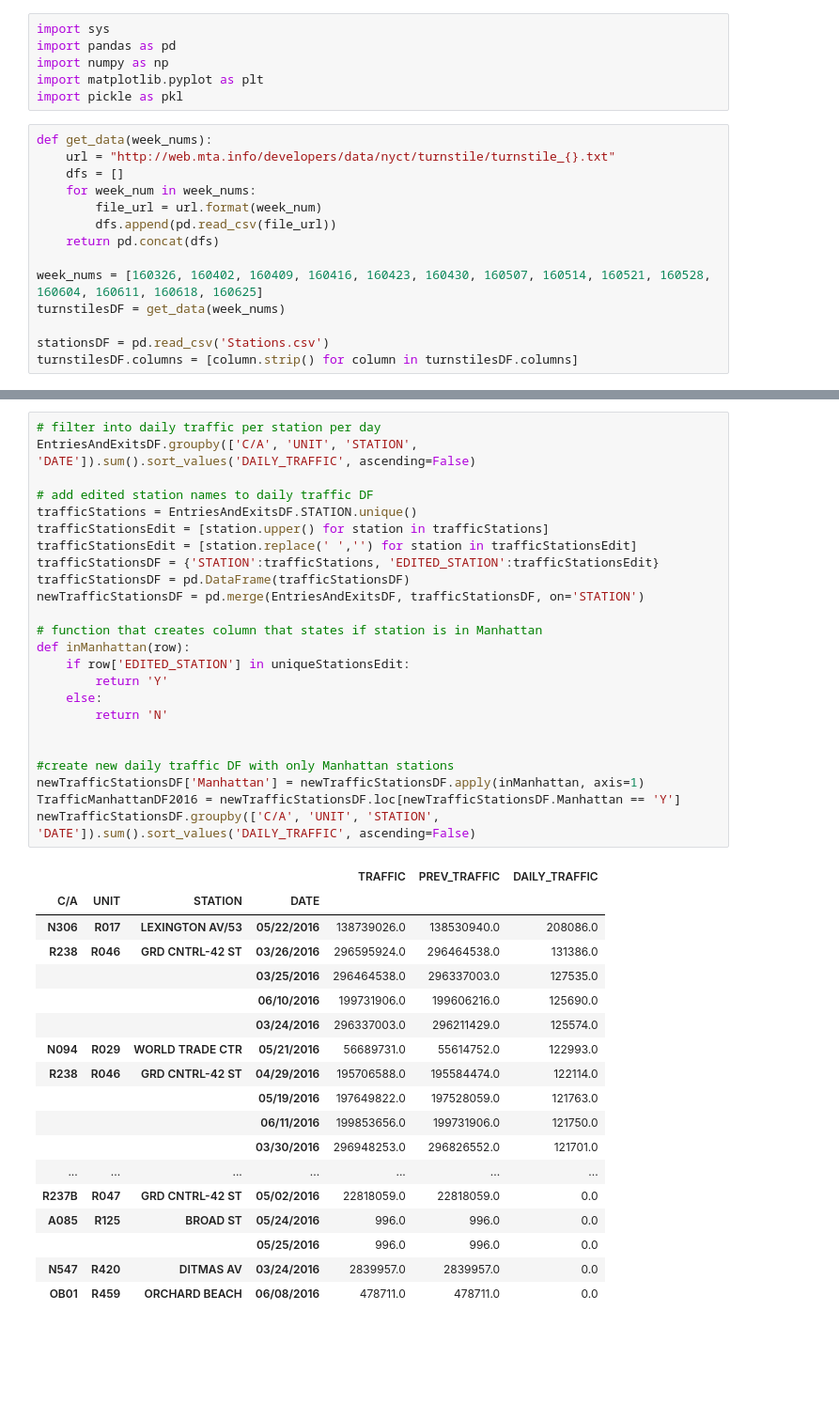
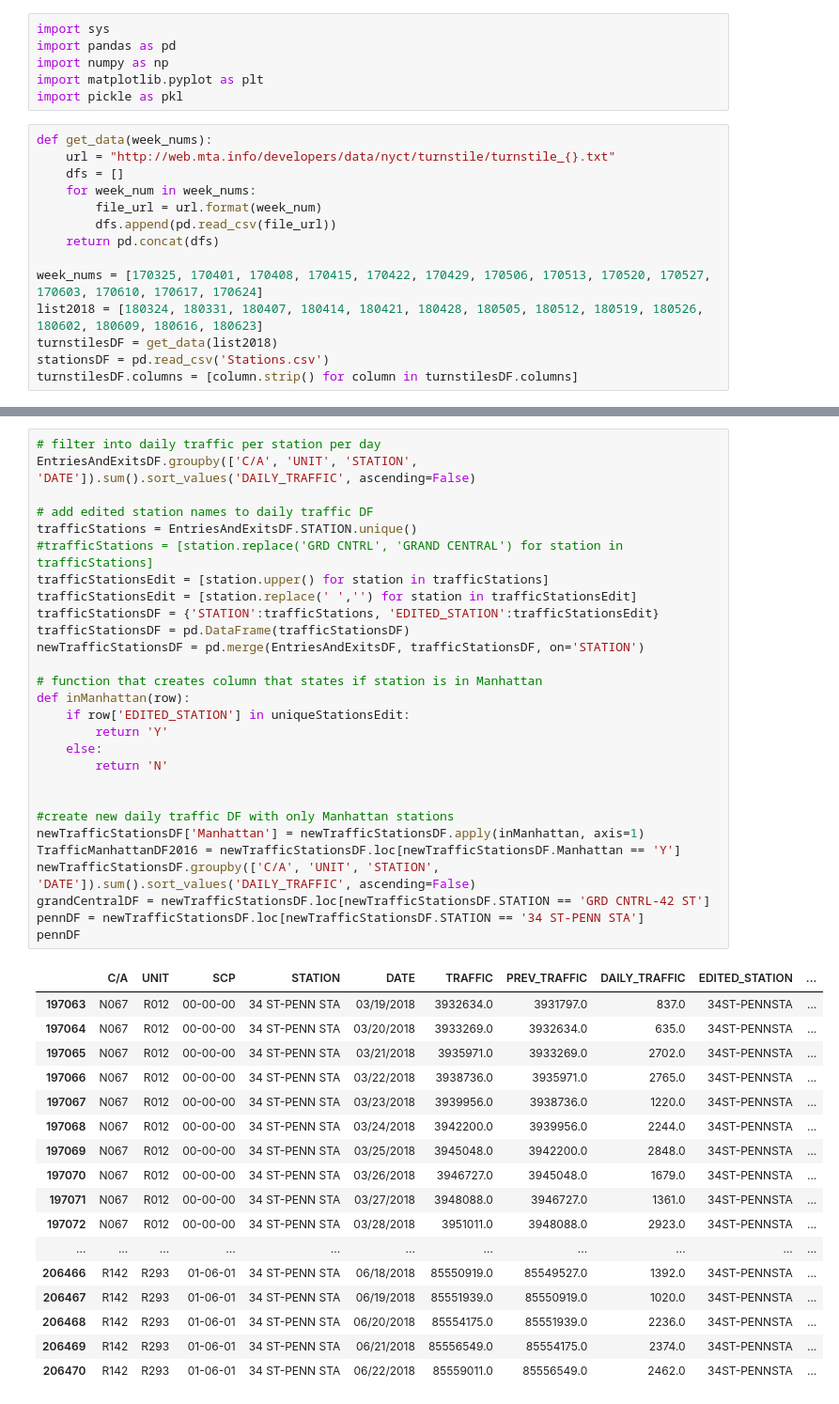
Before and after one commit to adamsxs/Metis_Project_1_MTA, a Jupyter notebook: Benson Project.ipynb, the cells around one changed output, grey strips where cells are left out. Shown at 94% size. Saved outputs shown, nothing was run; the diff lists cells and outputs as text; blank space fills up the shorter version.

```diff
--- a/Benson Project.ipynb
+++ b/Benson Project.ipynb
@@ -13,9 +13,9 @@ def get_data(week_nums):
         dfs.append(pd.read_csv(file_url))
     return pd.concat(dfs)
 
-week_nums = [160326, 160402, 160409, 160416, 160423, 160430, 160507, 160514, 160521, 160528, 160604, 160611, 160618, 160625]
-turnstilesDF = get_data(week_nums)
-
+week_nums = [170325, 170401, 170408, 170415, 170422, 170429, 170506, 170513, 170520, 170527, 170603, 170610, 170617, 170624]
+list2018 = [180324, 180331, 180407, 180414, 180421, 180428, 180505, 180512, 180519, 180526, 180602, 180609, 180616, 180623]
+turnstilesDF = get_data(list2018)
 stationsDF = pd.read_csv('Stations.csv')
 turnstilesDF.columns = [column.strip() for column in turnstilesDF.columns]
 # %%
@@ -179,43 +180,46 @@ EntriesAndExitsDF
 # %%
 # filter into daily traffic per station per day
 EntriesAndExitsDF.groupby(['C/A', 'UNIT', 'STATION', 'DATE']).sum().sort_values('DAILY_TRAFFIC', ascending=False)
 
 # add edited station names to daily traffic DF
 trafficStations = EntriesAndExitsDF.STATION.unique()
+#trafficStations = [station.replace('GRD CNTRL', 'GRAND CENTRAL') for station in trafficStations]
 trafficStationsEdit = [station.upper() for station in trafficStations]
 trafficStationsEdit = [station.replace(' ','') for station in trafficStationsEdit]
 trafficStationsDF = {'STATION':trafficStations, 'EDITED_STATION':trafficStationsEdit}
 trafficStationsDF = pd.DataFrame(trafficStationsDF)
 newTrafficStationsDF = pd.merge(EntriesAndExitsDF, trafficStationsDF, on='STATION')
 
 # function that creates column that states if station is in Manhattan
 def inManhattan(row):
     if row['EDITED_STATION'] in uniqueStationsEdit:
         return 'Y'
     else:
         return 'N'
 
 
 #create new daily traffic DF with only Manhattan stations
 newTrafficStationsDF['Manhattan'] = newTrafficStationsDF.apply(inManhattan, axis=1)
 TrafficManhattanDF2016 = newTrafficStationsDF.loc[newTrafficStationsDF.Manhattan == 'Y']
 newTrafficStationsDF.groupby(['C/A', 'UNIT', 'STATION', 'DATE']).sum().sort_values('DAILY_TRAFFIC', ascending=False)
+grandCentralDF = newTrafficStationsDF.loc[newTrafficStationsDF.STATION == 'GRD CNTRL-42 ST']
+pennDF = newTrafficStationsDF.loc[newTrafficStationsDF.STATION == '34 ST-PENN STA']
+pennDF
 # %% [output]
-|  |  |  |  | TRAFFIC | PREV_TRAFFIC | DAILY_TRAFFIC |
-| C/A | UNIT | STATION | DATE |  |  |  |
-| N306 | R017 | LEXINGTON AV/53 | 05/22/2016 | 138739026.0 | 138530940.0 | 208086.0 |
-| R238 | R046 | GRD CNTRL-42 ST | 03/26/2016 | 296595924.0 | 296464538.0 | 131386.0 |
-|  |  |  | 03/25/2016 | 296464538.0 | 296337003.0 | 127535.0 |
-|  |  |  | 06/10/2016 | 199731906.0 | 199606216.0 | 125690.0 |
-|  |  |  | 03/24/2016 | 296337003.0 | 296211429.0 | 125574.0 |
-| N094 | R029 | WORLD TRADE CTR | 05/21/2016 | 56689731.0 | 55614752.0 | 122993.0 |
-| R238 | R046 | GRD CNTRL-42 ST | 04/29/2016 | 195706588.0 | 195584474.0 | 122114.0 |
-|  |  |  | 05/19/2016 | 197649822.0 | 197528059.0 | 121763.0 |
-|  |  |  | 06/11/2016 | 199853656.0 | 199731906.0 | 121750.0 |
-|  |  |  | 03/30/2016 | 296948253.0 | 296826552.0 | 121701.0 |
-| ... | ... | ... | ... | ... | ... | ... |
-| R237B | R047 | GRD CNTRL-42 ST | 05/02/2016 | 22818059.0 | 22818059.0 | 0.0 |
-| A085 | R125 | BROAD ST | 05/24/2016 | 996.0 | 996.0 | 0.0 |
-|  |  |  | 05/25/2016 | 996.0 | 996.0 | 0.0 |
-| N547 | R420 | DITMAS AV | 03/24/2016 | 2839957.0 | 2839957.0 | 0.0 |
-| OB01 | R459 | ORCHARD BEACH | 06/08/2016 | 478711.0 | 478711.0 | 0.0 |
+|  | C/A | UNIT | SCP | STATION | DATE | TRAFFIC | PREV_TRAFFIC | DAILY_TRAFFIC | EDITED_STATION | ... |
+| 197063 | N067 | R012 | 00-00-00 | 34 ST-PENN STA | 03/19/2018 | 3932634.0 | 3931797.0 | 837.0 | 34ST-PENNSTA | ... |
+| 197064 | N067 | R012 | 00-00-00 | 34 ST-PENN STA | 03/20/2018 | 3933269.0 | 3932634.0 | 635.0 | 34ST-PENNSTA | ... |
+| 197065 | N067 | R012 | 00-00-00 | 34 ST-PENN STA | 03/21/2018 | 3935971.0 | 3933269.0 | 2702.0 | 34ST-PENNSTA | ... |
+| 197066 | N067 | R012 | 00-00-00 | 34 ST-PENN STA | 03/22/2018 | 3938736.0 | 3935971.0 | 2765.0 | 34ST-PENNSTA | ... |
+| 197067 | N067 | R012 | 00-00-00 | 34 ST-PENN STA | 03/23/2018 | 3939956.0 | 3938736.0 | 1220.0 | 34ST-PENNSTA | ... |
+| 197068 | N067 | R012 | 00-00-00 | 34 ST-PENN STA | 03/24/2018 | 3942200.0 | 3939956.0 | 2244.0 | 34ST-PENNSTA | ... |
+| 197069 | N067 | R012 | 00-00-00 | 34 ST-PENN STA | 03/25/2018 | 3945048.0 | 3942200.0 | 2848.0 | 34ST-PENNSTA | ... |
+| 197070 | N067 | R012 | 00-00-00 | 34 ST-PENN STA | 03/26/2018 | 3946727.0 | 3945048.0 | 1679.0 | 34ST-PENNSTA | ... |
+| 197071 | N067 | R012 | 00-00-00 | 34 ST-PENN STA | 03/27/2018 | 3948088.0 | 3946727.0 | 1361.0 | 34ST-PENNSTA | ... |
+| 197072 | N067 | R012 | 00-00-00 | 34 ST-PENN STA | 03/28/2018 | 3951011.0 | 3948088.0 | 2923.0 | 34ST-PENNSTA | ... |
+| ... | ... | ... | ... | ... | ... | ... | ... | ... | ... | ... |
+| 206466 | R142 | R293 | 01-06-01 | 34 ST-PENN STA | 06/18/2018 | 85550919.0 | 85549527.0 | 1392.0 | 34ST-PENNSTA | ... |
+| 206467 | R142 | R293 | 01-06-01 | 34 ST-PENN STA | 06/19/2018 | 85551939.0 | 85550919.0 | 1020.0 | 34ST-PENNSTA | ... |
+| 206468 | R142 | R293 | 01-06-01 | 34 ST-PENN STA | 06/20/2018 | 85554175.0 | 85551939.0 | 2236.0 | 34ST-PENNSTA | ... |
+| 206469 | R142 | R293 | 01-06-01 | 34 ST-PENN STA | 06/21/2018 | 85556549.0 | 85554175.0 | 2374.0 | 34ST-PENNSTA | ... |
+| 206470 | R142 | R293 | 01-06-01 | 34 ST-PENN STA | 06/22/2018 | 85559011.0 | 85556549.0 | 2462.0 | 34ST-PENNSTA | ... |
```
Also changed, not shown: parts of 6 cells of this notebook, 8 other files.
